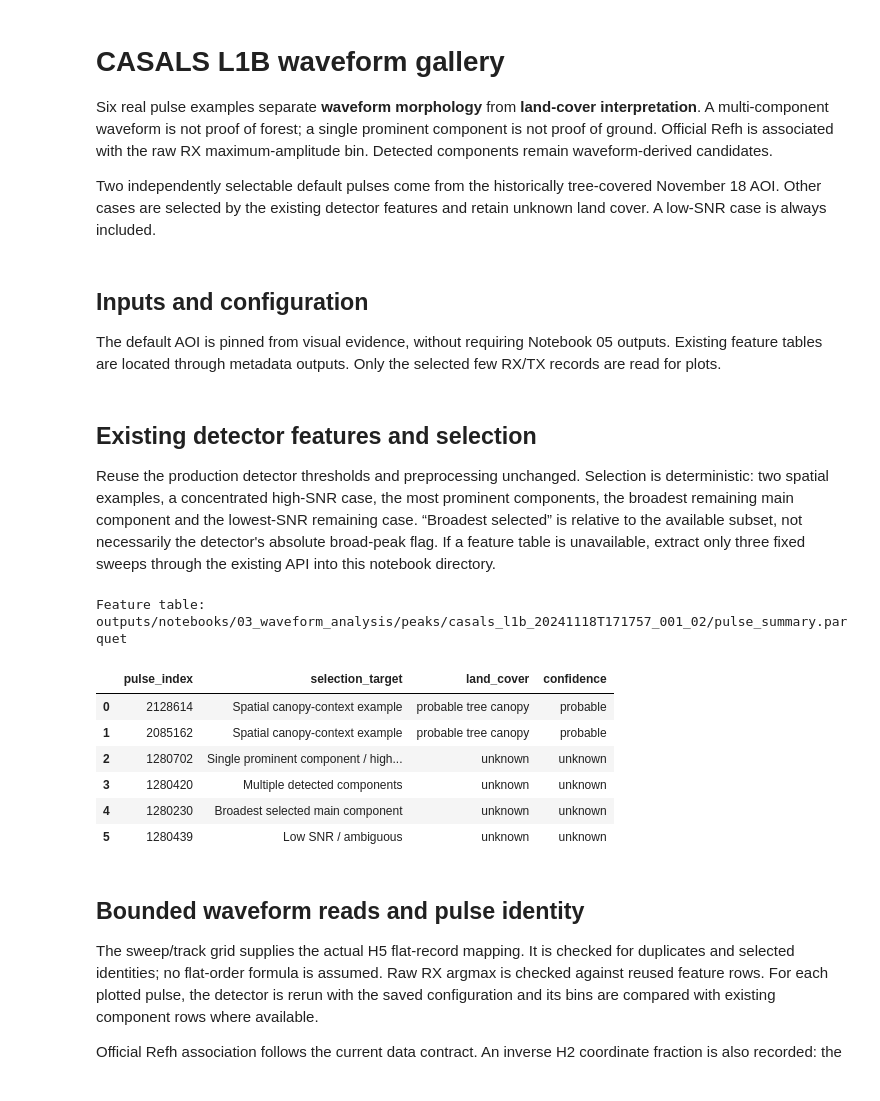
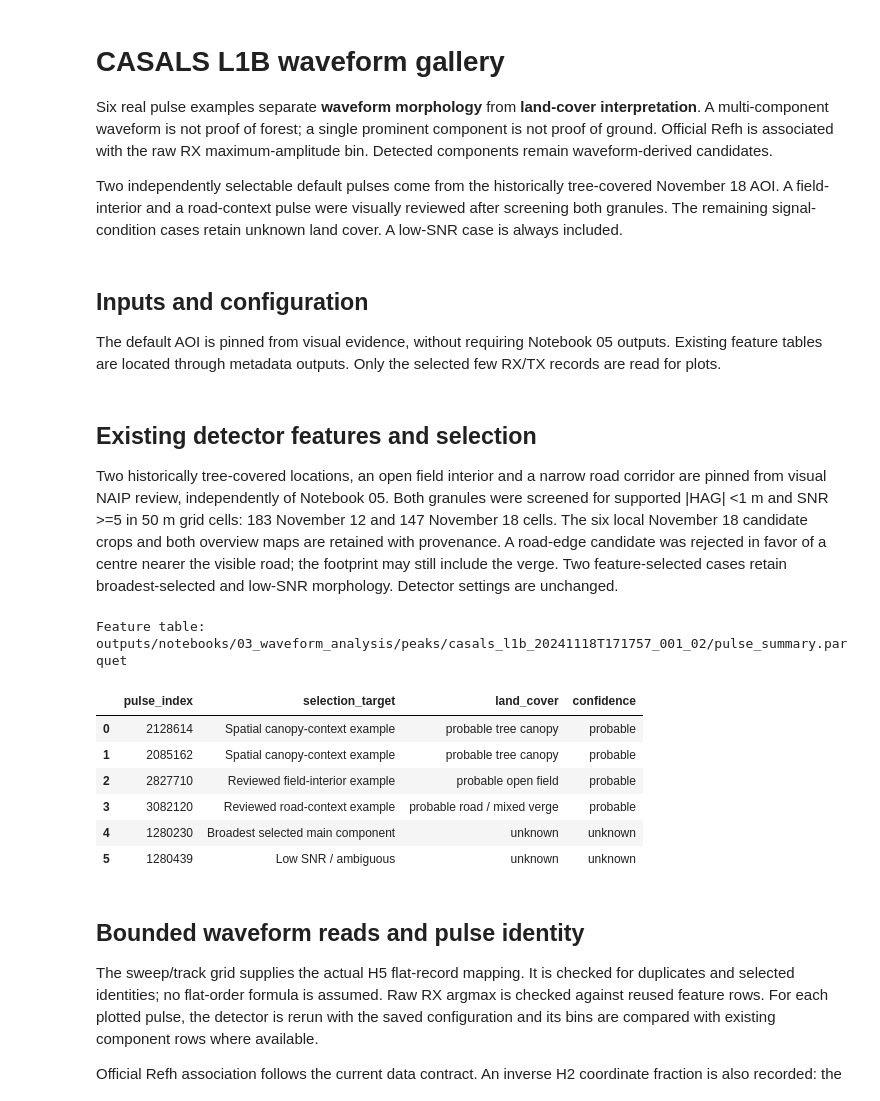
Before and after one commit to jgzhong99/CASALS, a Jupyter notebook: notebooks/06_waveform_gallery.ipynb, the cells around one changed output. Drawn from its saved outputs; the diff is of its cells as text; code cells hidden in the pictures.

```diff
--- a/notebooks/06_waveform_gallery.ipynb
+++ b/notebooks/06_waveform_gallery.ipynb
@@ -2,7 +2,7 @@
 # CASALS L1B waveform gallery
 Six real pulse examples separate **waveform morphology** from **land-cover interpretation**. A multi-component waveform is not proof of forest; a single prominent component is not proof of ground. Official Refh is associated with the raw RX maximum-amplitude bin. Detected components remain waveform-derived candidates.
 
-Two independently selectable default pulses come from the historically tree-covered November 18 AOI. Other cases are selected by the existing detector features and retain unknown land cover. A low-SNR case is always included.
+Two independently selectable default pulses come from the historically tree-covered November 18 AOI. A field-interior and a road-context pulse were visually reviewed after screening both granules. The remaining signal-condition cases retain unknown land cover. A low-SNR case is always included.
 # %% [markdown]
 ## Inputs and configuration
 The default AOI is pinned from visual evidence, without requiring Notebook 05 outputs. Existing feature tables are located through metadata outputs. Only the selected few RX/TX records are read for plots.
@@ -37,51 +37,86 @@ SELECTED_PULSE_INDEX = None  # Optional first-case override; land cover becomes
 CONTEXT_HALF_WIDTH_M = 25.
 DEFAULT_CANOPY_PULSES = [2128614,2085162]  # stable, spatially reviewed historical-tree-cover locations
 OUTPUT_DIR.mkdir(parents=True,exist_ok=True)
+
+CLASSIFICATION_METADATA = ROOT / 'outputs/classification/full_20261009' / H5_PATH.stem / (H5_PATH.stem+'_run_metadata.json')
+FEATURE_METADATA = ROOT / 'outputs/notebooks/03_waveform_analysis/peaks' / H5_PATH.stem / 'run_metadata.json'
+
+DEFAULT_OPEN_PULSE = 2827710
+DEFAULT_ROAD_PULSE = 3082120
+LOCAL_CONTEXT_RADIUS_M = 5.
 # %% [markdown]
 ## Existing detector features and selection
-Reuse the production detector thresholds and preprocessing unchanged. Selection is deterministic: two spatial examples, a concentrated high-SNR case, the most prominent components, the broadest remaining main component and the lowest-SNR remaining case. “Broadest selected” is relative to the available subset, not necessarily the detector's absolute broad-peak flag. If a feature table is unavailable, extract only three fixed sweeps through the existing API into this notebook directory.
+Two historically tree-covered locations, an open field interior and a narrow road corridor are pinned from visual NAIP review, independently of Notebook 05. Both granules were screened for supported |HAG| <1 m and SNR >=5 in 50 m grid cells: 183 November 12 and 147 November 18 cells. The six local November 18 candidate crops and both overview maps are retained with provenance. A road-edge candidate was rejected in favor of a centre nearer the visible road; the footprint may still include the verge. Two feature-selected cases retain broadest-selected and low-SNR morphology. Detector settings are unchanged.
 # %%
+# Reproduce the scalar search independently; final manually reviewed choices stay fixed.
+search_records=[]
+for granule in GRANULES:
+    search_out=ROOT/'outputs/notebooks/06_waveform_gallery'/granule.stem
+    search_out.mkdir(parents=True,exist_ok=True)
+    sp,sxy,scrs=load_points(granule)
+    surface,sm=find_products(granule,'dtm_tif')
+    sg,sv=sample_raster(surface['dtm_tif'],sxy,scrs,surface['support_mask_tif'])
+    sh=sp.z_refh-sg
+    sk=sv&(sp.refh_snr>=5)&(np.abs(sh)<1)
+    sf=pd.DataFrame(dict(pulse=sp.pulse_index[sk],X=sxy[sk,0],Y=sxy[sk,1],hag=sh[sk],SNR=sp.refh_snr[sk]))
+    sf['gx']=np.floor(sf.X/50);sf['gy']=np.floor(sf.Y/50)
+    sf=sf.sort_values(['SNR','pulse'],ascending=[False,True],kind='stable').groupby(['gx','gy']).first().reset_index()
+    sf.to_csv(search_out/'open_search_candidates.csv',index=False)
+    search_records.append(dict(h5=relative(granule),dtm_metadata=relative(sm),candidate_cells=len(sf),crs=scrs,
+        csv=relative(search_out/'open_search_candidates.csv')))
+    del sp,sxy,sg,sv,sh,sf
+save_json(OUTPUT_DIR/'land_cover_search_metadata.json',dict(search=search_records,
+    criteria='Supported tentative DTM; |HAG| <1 m; SNR >=5; one highest-SNR candidate per 50 m cell',
+    visual_review='Both historical NAIP coverage overviews and six November 18 local candidates reviewed. Field interior 2827710 retained. Verge-centred 3076303 and 3083622 rejected; 3082120 closer to visible road centre. Narrow corridor still may mix verge.',
+    additional_evidence='search_overview_naip.tif/json in each granule directory and land_cover_search_board.png in November 18 directory',
+    footprint='No calibrated footprint or fitted shift; all temporal land-cover labels remain probable'))
+
 try:
-    feature_outputs, feature_metadata = find_products(H5_PATH,'pulse_summary_parquet')
+    feature_outputs, feature_metadata = find_products(H5_PATH,'pulse_summary_parquet', FEATURE_METADATA)
 except FileNotFoundError:
     cfg = default_config([H5_PATH],OUTPUT_DIR/'feature_subset')
     cfg.write_diagnostic_png = False
     extract_components(H5_PATH,sweep_selection=[5000,5001,5002],config=cfg,output_dir=OUTPUT_DIR/'feature_subset')
-    feature_outputs, feature_metadata = find_products(H5_PATH,'pulse_summary_parquet')
+    FEATURE_METADATA = OUTPUT_DIR/'feature_subset/run_metadata.json'
+    feature_outputs, feature_metadata = find_products(H5_PATH,'pulse_summary_parquet', FEATURE_METADATA)
 pulse_features = pd.read_parquet(feature_outputs['pulse_summary_parquet'])
 components_existing = pd.read_parquet(feature_outputs['component_table_parquet'])
 feature_run = json.loads(feature_metadata.read_text())
 cfg = default_config([H5_PATH],OUTPUT_DIR)
 for key,value in feature_run.get('config',{}).items():
     if hasattr(cfg,key) and key not in ['input_h5_paths','output_root']:
         setattr(cfg,key,value)
 detector_config = build_detector_config(cfg)
 selected = []
 if H5_PATH.stem == 'casals_l1b_20241118T171757_001_02':
     selected = [(i,'Spatial canopy-context example','probable tree canopy','probable') for i in DEFAULT_CANOPY_PULSES]
 def add_feature_case(frame, keys, ascending, title):
     available = frame[~frame.pulse_index.isin([i[0] for i in selected])].dropna(subset=keys)
     if available.empty:
         raise RuntimeError(f'No available feature case: {title}')
     row = available.sort_values(keys+['pulse_index'],ascending=ascending+[True],kind='stable').iloc[0]
     selected.append((int(row.pulse_index),title,'unknown','unknown'))
 single = pulse_features[pulse_features.n_prominent_components==1]
-add_feature_case(single if len(single) else pulse_features,['refh_snr'],[False],'Single prominent component / high SNR')
-add_feature_case(pulse_features,['n_prominent_components','refh_snr'],[False,False],'Multiple detected components')
+if H5_PATH == GRANULES[1]:
+    selected.extend([(DEFAULT_OPEN_PULSE,'Reviewed field-interior example','probable open field','probable'),
+                     (DEFAULT_ROAD_PULSE,'Reviewed road-context example','probable road / mixed verge','probable')])
+else:
+    add_feature_case(single if len(single) else pulse_features,['refh_snr'],[False],'Single prominent component / high SNR')
+    add_feature_case(pulse_features,['n_prominent_components','refh_snr'],[False,False],'Multiple detected components')
 add_feature_case(pulse_features,['main_peak_width_bins'],[False],'Broadest selected main component')
 add_feature_case(pulse_features,['refh_snr'],[True],'Low SNR / ambiguous')
 if SELECTED_PULSE_INDEX is not None:
     selected[0] = (int(SELECTED_PULSE_INDEX),'User-selected pulse','unknown','unknown')
 assert len(set(i[0] for i in selected))==len(selected)
 print('Feature table:',relative(feature_outputs['pulse_summary_parquet']))
 display(pd.DataFrame(selected,columns=['pulse_index','selection_target','land_cover','confidence']))
 # %% [output]
 Feature table: outputs/notebooks/03_waveform_analysis/peaks/casals_l1b_20241118T171757_001_02/pulse_summary.parquet
 |  | pulse_index | selection_target | land_cover | confidence |
 | 0 | 2128614 | Spatial canopy-context example | probable tree canopy | probable |
 | 1 | 2085162 | Spatial canopy-context example | probable tree canopy | probable |
-| 2 | 1280702 | Single prominent component / high... | unknown | unknown |
-| 3 | 1280420 | Multiple detected components | unknown | unknown |
+| 2 | 2827710 | Reviewed field-interior example | probable open field | probable |
+| 3 | 3082120 | Reviewed road-context example | probable road / mixed verge | probable |
 | 4 | 1280230 | Broadest selected main component | unknown | unknown |
 | 5 | 1280439 | Low SNR / ambiguous | unknown | unknown |
 # %% [markdown]
```
Also changed, not shown: parts of 6 cells of this notebook, 8 other files.
